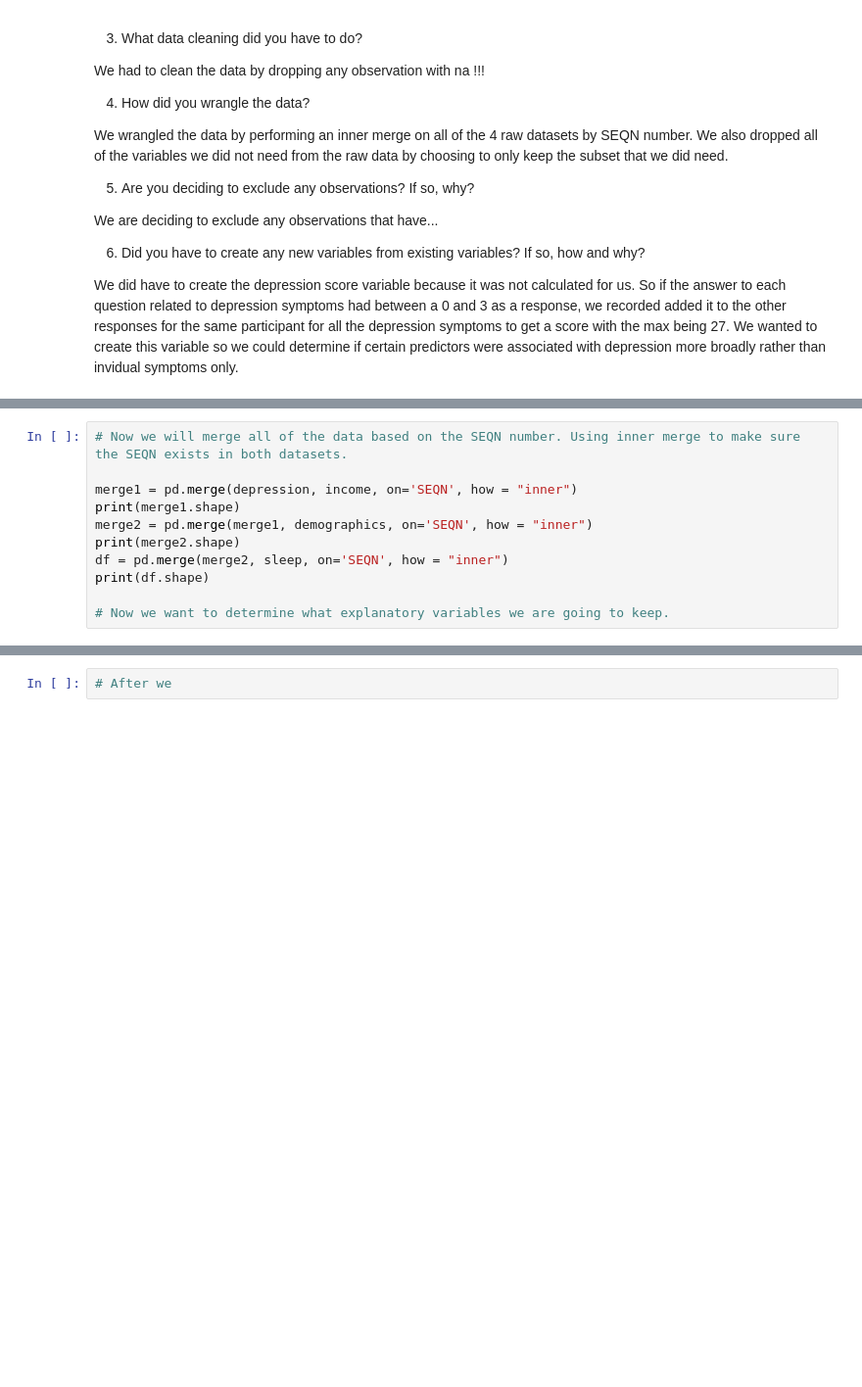
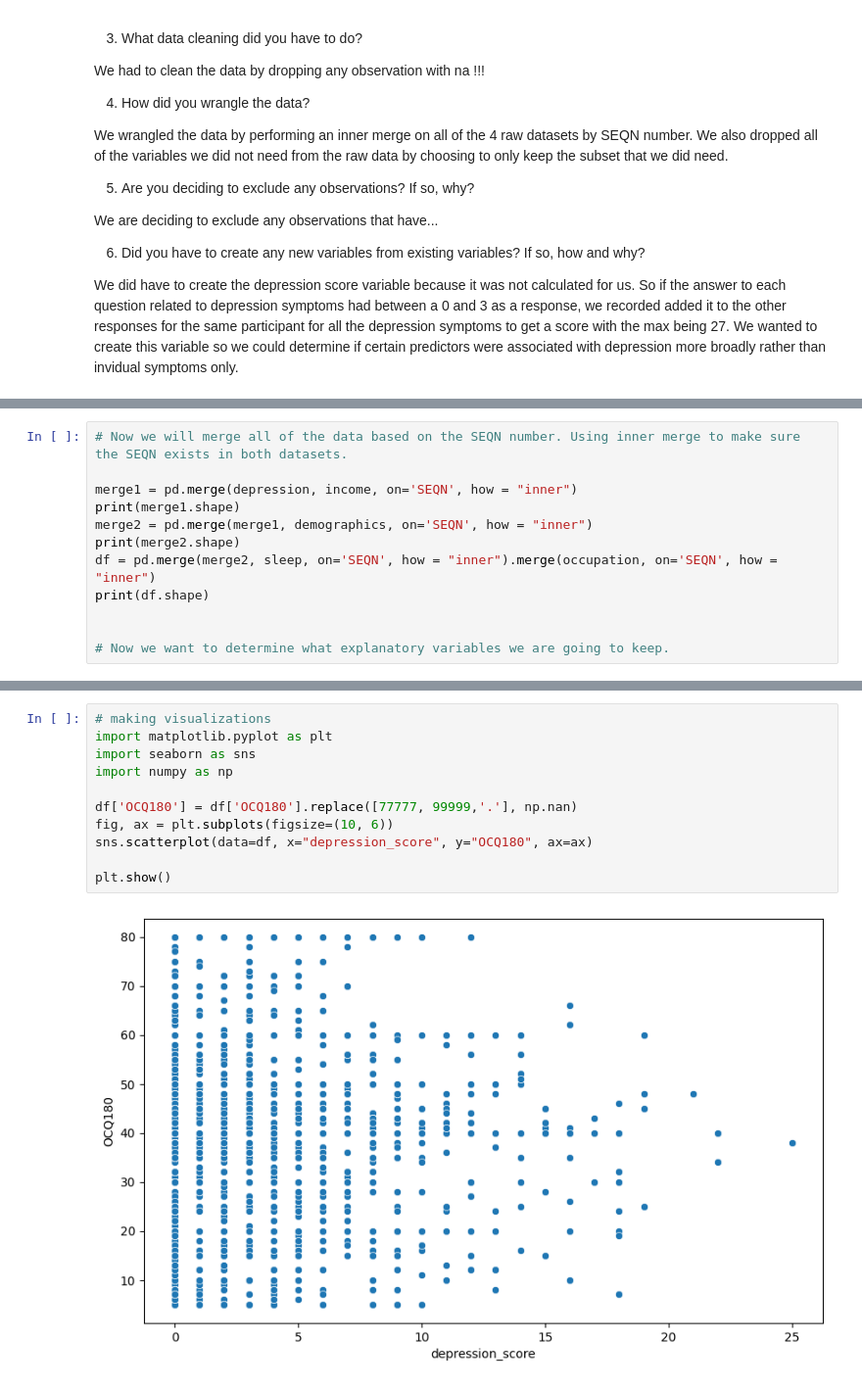
Before and after one commit to aidenjbrown/Intermediate_Data_Science_CS_28, a Jupyter notebook: scripts/EDA.ipynb, the cells around one changed output, grey strips where cells are left out. Shown at 98% size. Cells and saved outputs as stored; diff of their text form; blank space fills up the shorter version.

```diff
--- a/scripts/EDA.ipynb
+++ b/scripts/EDA.ipynb
@@ -53,9 +85,10 @@ merge1 = pd.merge(depression, income, on='SEQN', how = "inner")
 print(merge1.shape)
 merge2 = pd.merge(merge1, demographics, on='SEQN', how = "inner")
 print(merge2.shape)
-df = pd.merge(merge2, sleep, on='SEQN', how = "inner")
+df = pd.merge(merge2, sleep, on='SEQN', how = "inner").merge(occupation, on='SEQN', how = "inner")
 print(df.shape)
 
+
 # Now we want to determine what explanatory variables we are going to keep.
 # %% [output]
 (5533, 26)
@@ -91,2 +124,13 @@ df
-# %%
-# After we
+# %%
+# making visualizations
+import matplotlib.pyplot as plt
+import seaborn as sns
+import numpy as np
+
+df['OCQ180'] = df['OCQ180'].replace([77777, 99999,'.'], np.nan)
+fig, ax = plt.subplots(figsize=(10, 6))
+sns.scatterplot(data=df, x="depression_score", y="OCQ180", ax=ax)
+
+plt.show()
+# %% [output]
+[figure, added]
```
Also changed, not shown: parts of 4 cells of this notebook.
